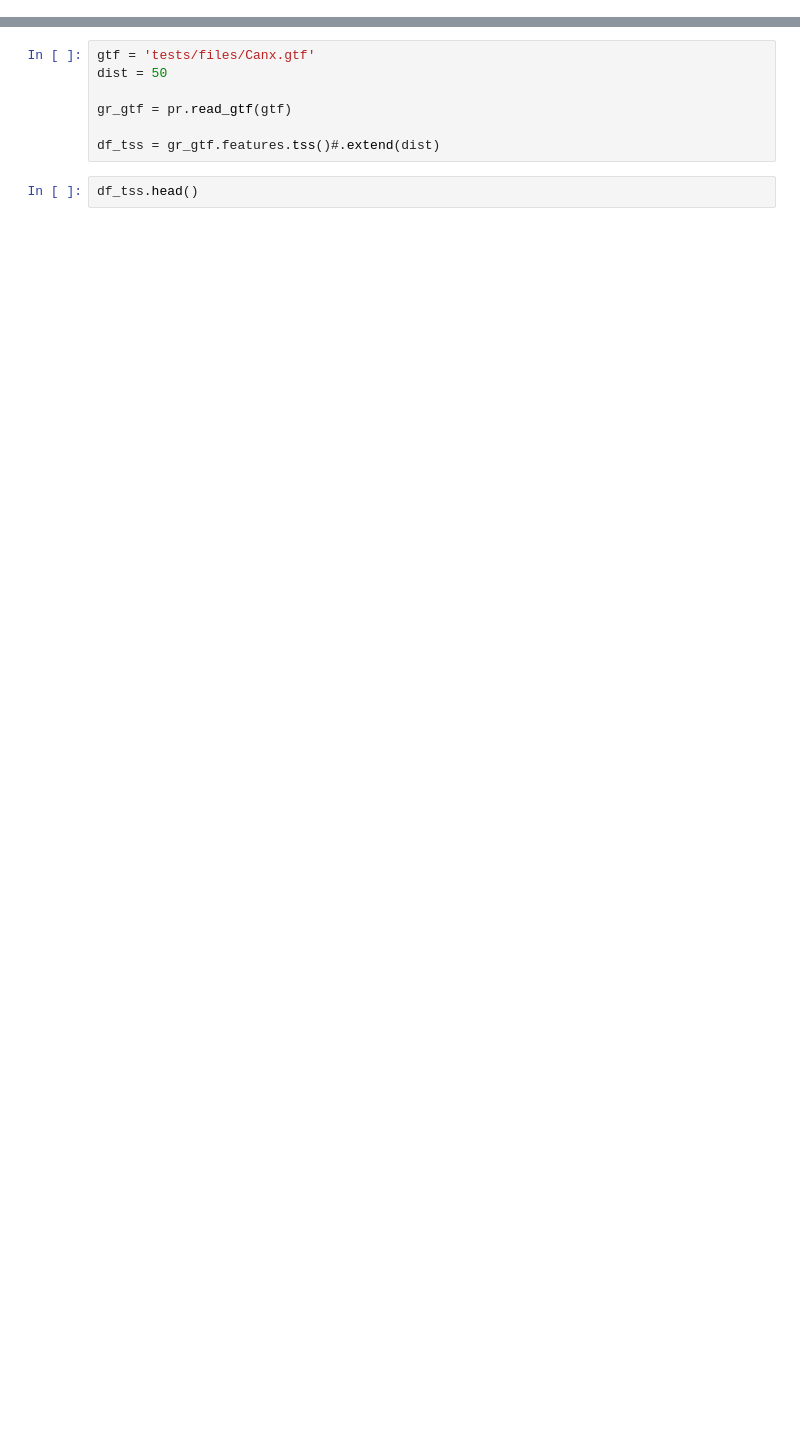
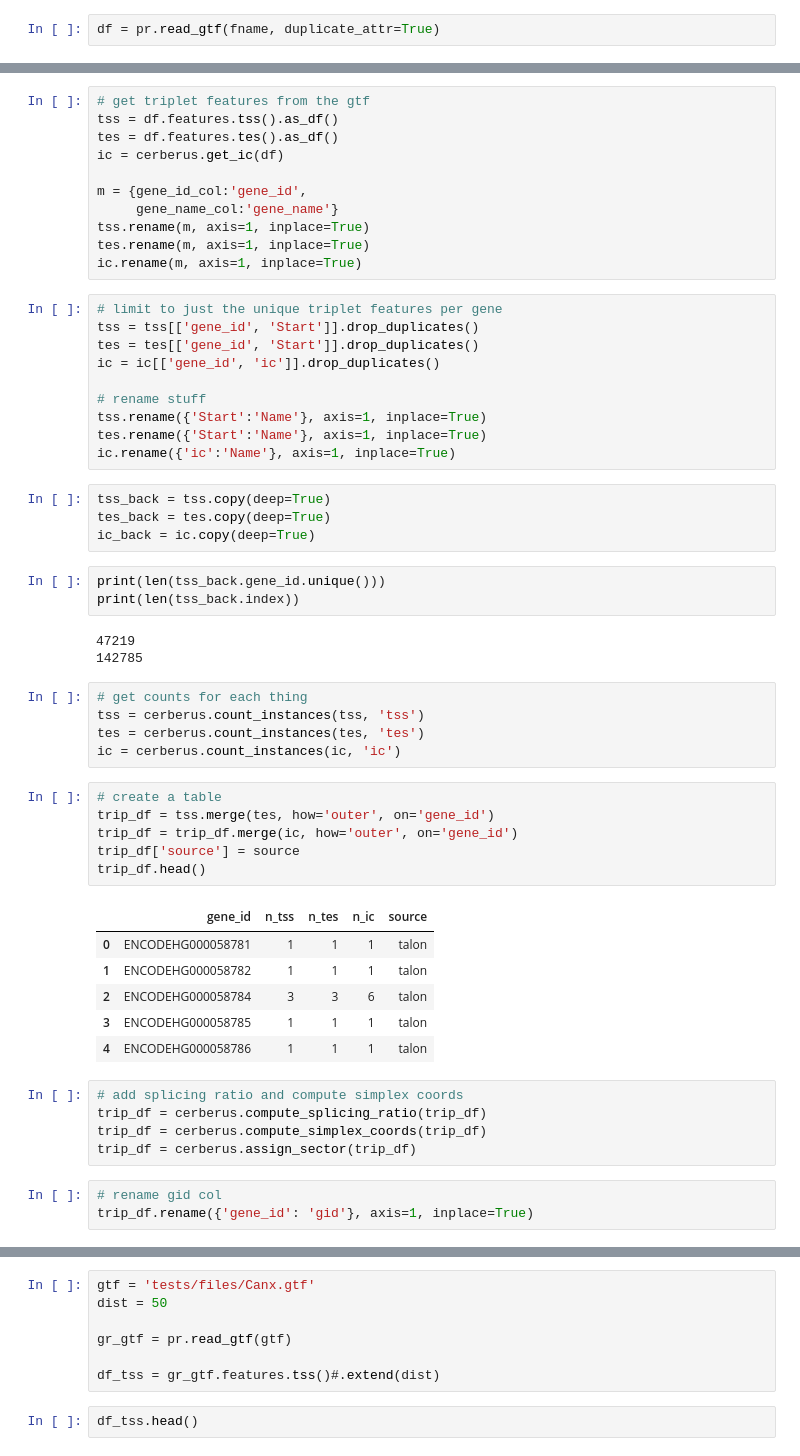
Before and after one commit to mortazavilab/cerberus, a Jupyter notebook: dev.ipynb, the cells around one changed output, grey strips where cells are left out. Saved outputs shown, nothing was run; the diff lists cells and outputs as text; blank space fills up the shorter version.

```diff
--- a/dev.ipynb
+++ b/dev.ipynb
@@ -3,0 +99,2 @@ import pandas as pd
+# %%
+df = pr.read_gtf(fname, duplicate_attr=True)
@@ -3,0 +104,57 @@ import pandas as pd
+# %%
+# get triplet features from the gtf
+tss = df.features.tss().as_df()
+tes = df.features.tes().as_df()
+ic = cerberus.get_ic(df)
+
+m = {gene_id_col:'gene_id',
+     gene_name_col:'gene_name'}
+tss.rename(m, axis=1, inplace=True)
+tes.rename(m, axis=1, inplace=True)
+ic.rename(m, axis=1, inplace=True)
+# %%
+# limit to just the unique triplet features per gene
+tss = tss[['gene_id', 'Start']].drop_duplicates()
+tes = tes[['gene_id', 'Start']].drop_duplicates()
+ic = ic[['gene_id', 'ic']].drop_duplicates()
+
+# rename stuff
+tss.rename({'Start':'Name'}, axis=1, inplace=True)
+tes.rename({'Start':'Name'}, axis=1, inplace=True)
+ic.rename({'ic':'Name'}, axis=1, inplace=True)
+# %%
+tss_back = tss.copy(deep=True)
+tes_back = tes.copy(deep=True)
+ic_back = ic.copy(deep=True)
+# %%
+print(len(tss_back.gene_id.unique()))
+print(len(tss_back.index))
+# %% [output]
+47219
+142785
+# %%
+# get counts for each thing
+tss = cerberus.count_instances(tss, 'tss')
+tes = cerberus.count_instances(tes, 'tes')
+ic = cerberus.count_instances(ic, 'ic')
+# %%
+# create a table
+trip_df = tss.merge(tes, how='outer', on='gene_id')
+trip_df = trip_df.merge(ic, how='outer', on='gene_id')
+trip_df['source'] = source
+trip_df.head()
+# %% [output]
+|  | gene_id | n_tss | n_tes | n_ic | source |
+| 0 | ENCODEHG000058781 | 1 | 1 | 1 | talon |
+| 1 | ENCODEHG000058782 | 1 | 1 | 1 | talon |
+| 2 | ENCODEHG000058784 | 3 | 3 | 6 | talon |
+| 3 | ENCODEHG000058785 | 1 | 1 | 1 | talon |
+| 4 | ENCODEHG000058786 | 1 | 1 | 1 | talon |
+# %%
+# add splicing ratio and compute simplex coords
+trip_df = cerberus.compute_splicing_ratio(trip_df)
+trip_df = cerberus.compute_simplex_coords(trip_df)
+trip_df = cerberus.assign_sector(trip_df)
+# %%
+# rename gid col
+trip_df.rename({'gene_id': 'gid'}, axis=1, inplace=True)
```
Also changed, not shown: parts of 15 cells of this notebook, 2 other files.
